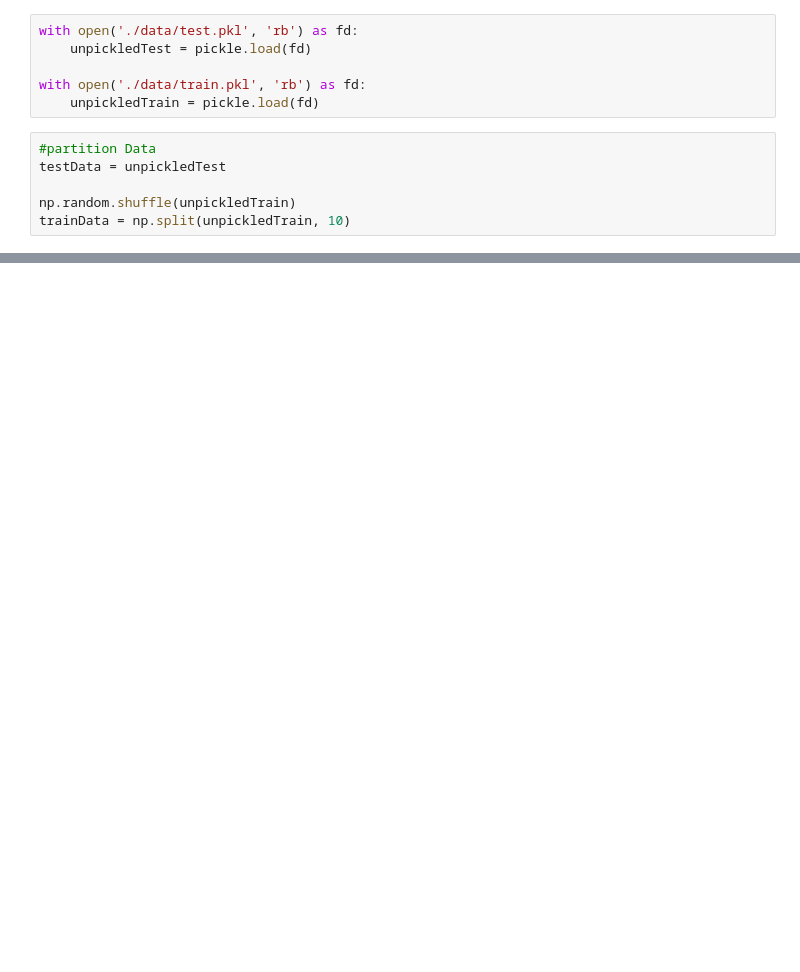
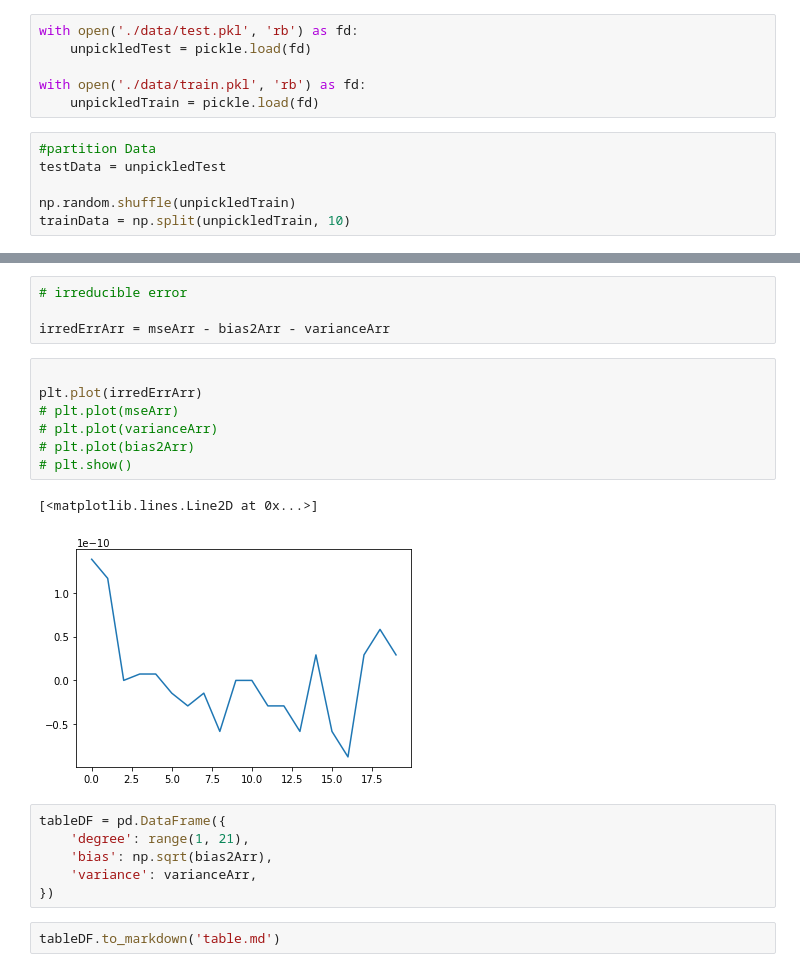
Before and after one commit to saru-d2/Assignment1, a Jupyter notebook: code.ipynb, the cells around one changed output, grey strips where cells are left out. Drawn from its saved outputs; the diff is of its cells as text; blank space fills up the shorter version.

```diff
--- a/code.ipynb
+++ b/code.ipynb
@@ -95,0 +72,22 @@ plt.show()
+# %%
+# irreducible error
+
+irredErrArr = mseArr - bias2Arr - varianceArr
+# %%
+
+plt.plot(irredErrArr)
+# plt.plot(mseArr)
+# plt.plot(varianceArr)
+# plt.plot(bias2Arr)
+# plt.show()
+# %% [output]
+[<matplotlib.lines.Line2D at 0x...>]
+[figure, added]
+# %%
+tableDF = pd.DataFrame({
+    'degree': range(1, 21),
+    'bias': np.sqrt(bias2Arr),
+    'variance': varianceArr,
+})
+# %%
+tableDF.to_markdown('table.md')
```
Also changed, not shown: parts of 6 cells of this notebook, 6 other files.
